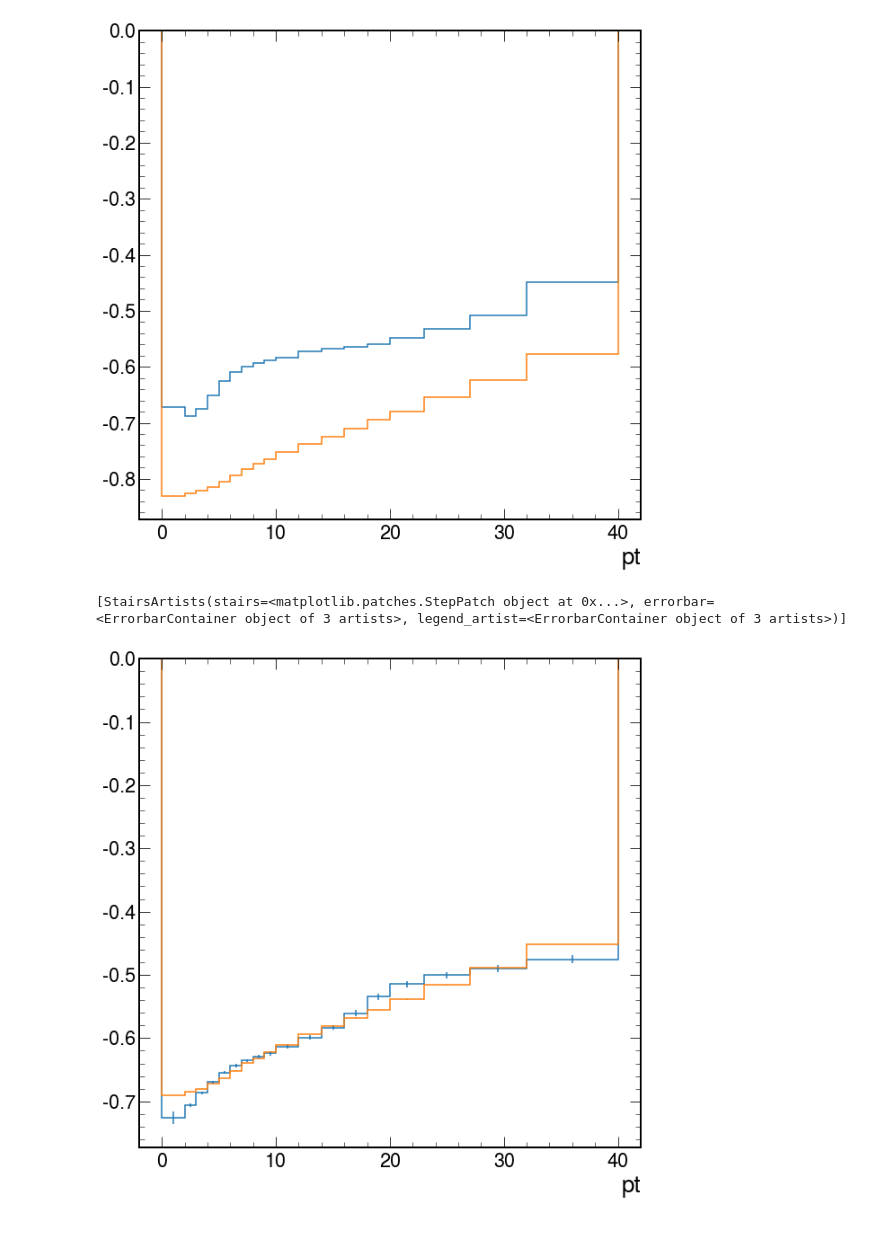
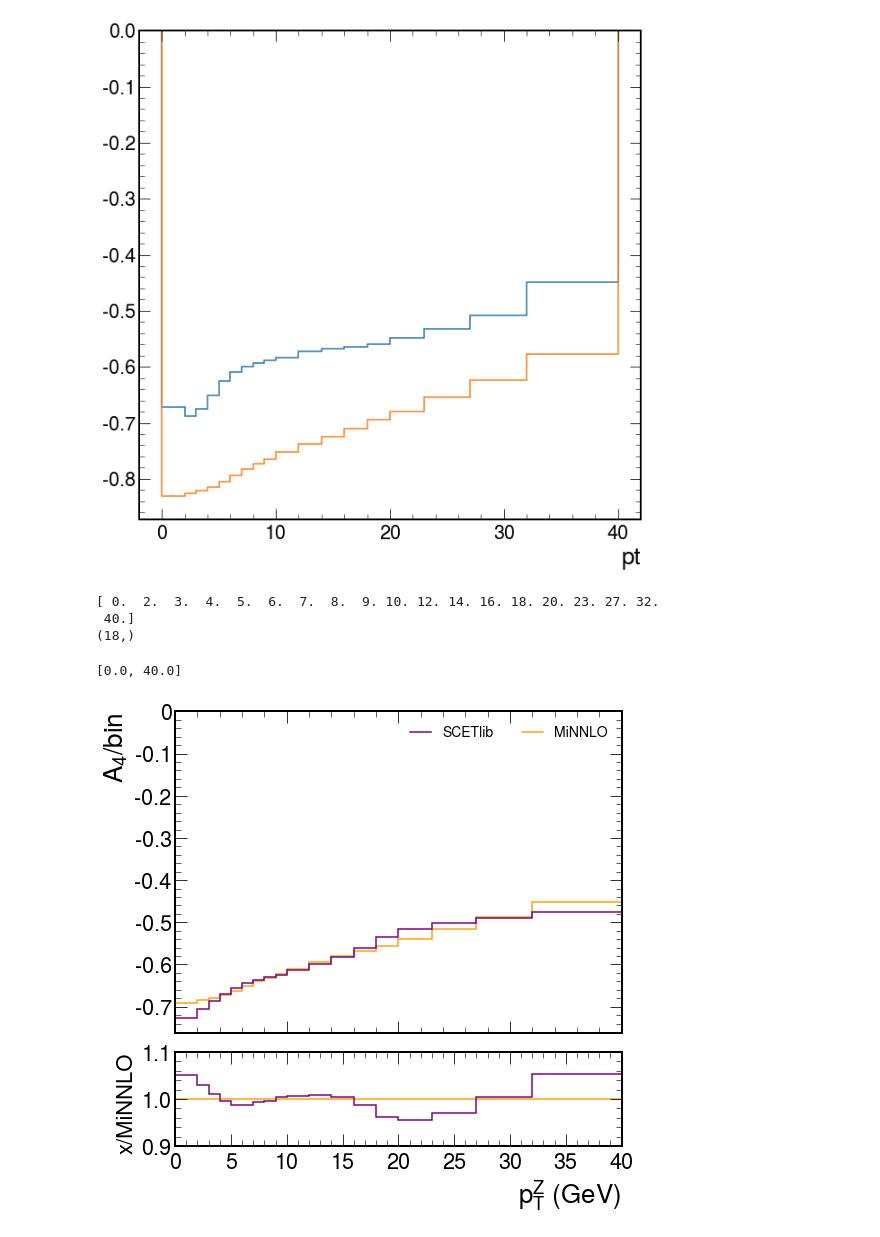
Before and after one commit to kdlong/WRemnants, a Jupyter notebook: notebooks/correctedCoeffs.ipynb, the cells around one changed output. Saved outputs shown, nothing was run; the diff lists cells and outputs as text; code cells hidden in the pictures.

```diff
--- a/notebooks/correctedCoeffs.ipynb
+++ b/notebooks/correctedCoeffs.ipynb
@@ -118,11 +118,15 @@ minnloWcoeffs_pt[{"chargeVgen" : 1.j, "helicity" : 4.j}].plot()
 [StairsArtists(stairs=<matplotlib.patches.StepPatch object at 0x...>, errorbar=<ErrorbarContainer object of 3 artists>, legend_artist=<ErrorbarContainer object of 3 artists>)]
 [figure]
 # %%
-scetlibWm_a4_pt.plot()
-minnloWcoeffs_pt[{"chargeVgen" : -1.j, "helicity" : 4.j}].plot()
+print(scetlibWm_a4_pt.axes["pt"].edges)
+print(minnloWcoeffs_pt[{"chargeVgen" : -1.j, "helicity" : 4.j}].shape)
 # %% [output]
-[StairsArtists(stairs=<matplotlib.patches.StepPatch object at 0x...>, errorbar=<ErrorbarContainer object of 3 artists>, legend_artist=<ErrorbarContainer object of 3 artists>)]
+[ 0.  2.  3.  4.  5.  6.  7.  8.  9. 10. 12. 14. 16. 18. 20. 23. 27. 32.
+ 40.]
+(18,)
-[figure, removed]
 # %%
-corrdict = pickle.load(lz4.frame.open("../wremnants/data/TheoryCorrections/scetlibHelicityCorrW.pkl.lz4"))
+nfig = plot_tools.makePlotWithRatioToRef([minnloWcoeffs_pt[{"chargeVgen" : -1.j, "helicity" : 4.j}], scetlibWm_a4_pt], colors=["orange", "purple",], rlabel="x/MiNNLO", ylabel="A$_{4}$/bin", xlabel=r"$p_{T}^{Z}$ (GeV)", labels=["MiNNLO", "SCETlib"], rrange=[0.9, 1.1])
+# %% [output]
+[0.0, 40.0]
+[figure, added]
 # %%
```
Also changed, not shown: parts of 17 cells of this notebook.
